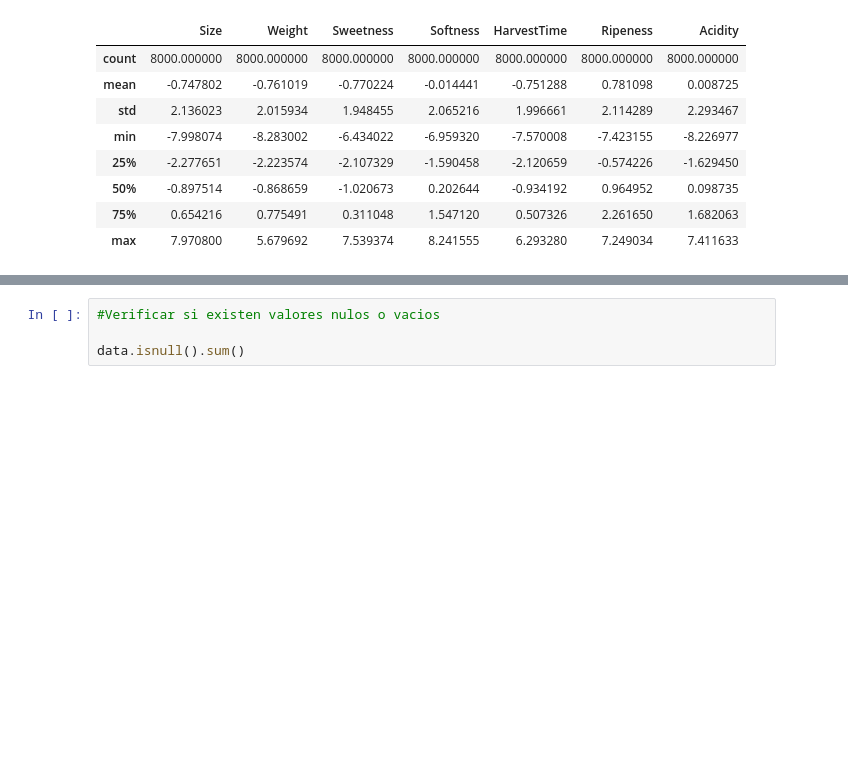
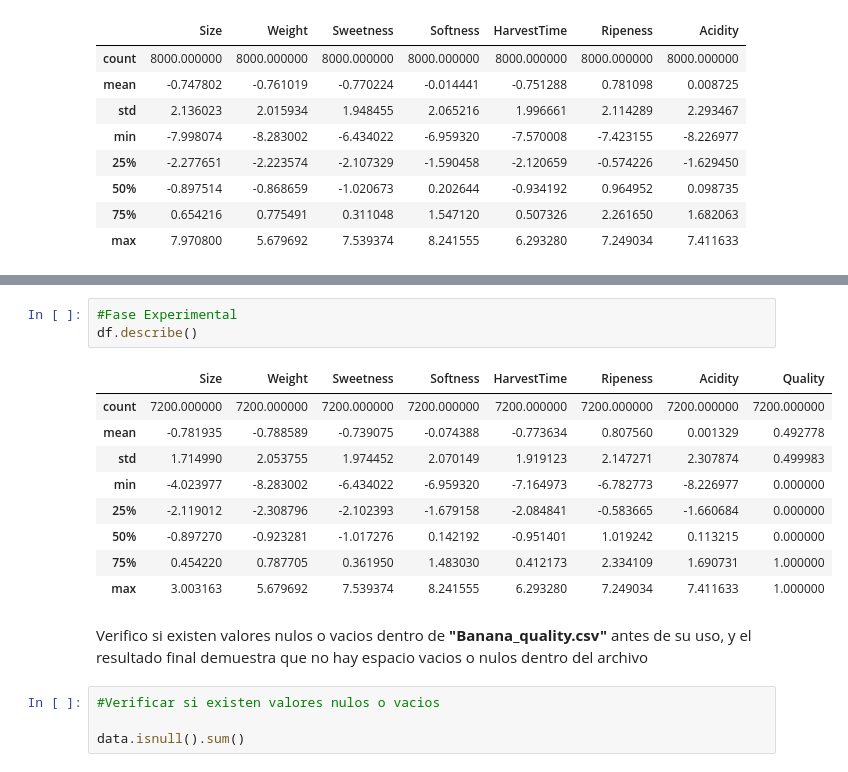
Before and after one commit to JohnnyArvelo/TP-Mate-3-Red-neuronal, a Jupyter notebook: Mate3.ipynb, the cells around one changed output, grey strips where cells are left out. Saved outputs shown, nothing was run; the diff lists cells and outputs as text; blank space fills up the shorter version.

```diff
--- a/Mate3.ipynb
+++ b/Mate3.ipynb
@@ -36,3 +77,18 @@ data.describe()
+# %%
+#Fase Experimental
+df.describe()
+# %% [output]
+|  | Size | Weight | Sweetness | Softness | HarvestTime | Ripeness | Acidity | Quality |
+| count | 7200.000000 | 7200.000000 | 7200.000000 | 7200.000000 | 7200.000000 | 7200.000000 | 7200.000000 | 7200.000000 |
+| mean | -0.781935 | -0.788589 | -0.739075 | -0.074388 | -0.773634 | 0.807560 | 0.001329 | 0.492778 |
+| std | 1.714990 | 2.053755 | 1.974452 | 2.070149 | 1.919123 | 2.147271 | 2.307874 | 0.499983 |
+| min | -4.023977 | -8.283002 | -6.434022 | -6.959320 | -7.164973 | -6.782773 | -8.226977 | 0.000000 |
+| 25% | -2.119012 | -2.308796 | -2.102393 | -1.679158 | -2.084841 | -0.583665 | -1.660684 | 0.000000 |
+| 50% | -0.897270 | -0.923281 | -1.017276 | 0.142192 | -0.951401 | 1.019242 | 0.113215 | 0.000000 |
+| 75% | 0.454220 | 0.787705 | 0.361950 | 1.483030 | 0.412173 | 2.334109 | 1.690731 | 1.000000 |
+| max | 3.003163 | 5.679692 | 7.539374 | 8.241555 | 6.293280 | 7.249034 | 7.411633 | 1.000000 |
+# %% [markdown]
+Verifico si existen valores nulos o vacios dentro de **"Banana_quality.csv"** antes de su uso, y el resultado final demuestra que no hay espacio vacios o nulos dentro del archivo
 # %%
 #Verificar si existen valores nulos o vacios
 
```
Also changed, not shown: parts of 21 cells of this notebook.
